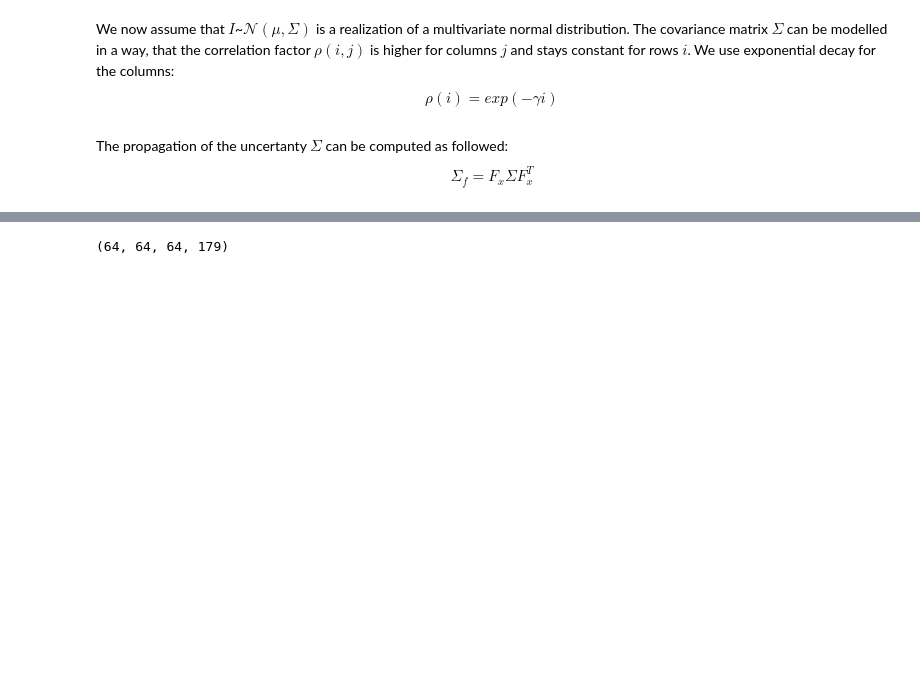
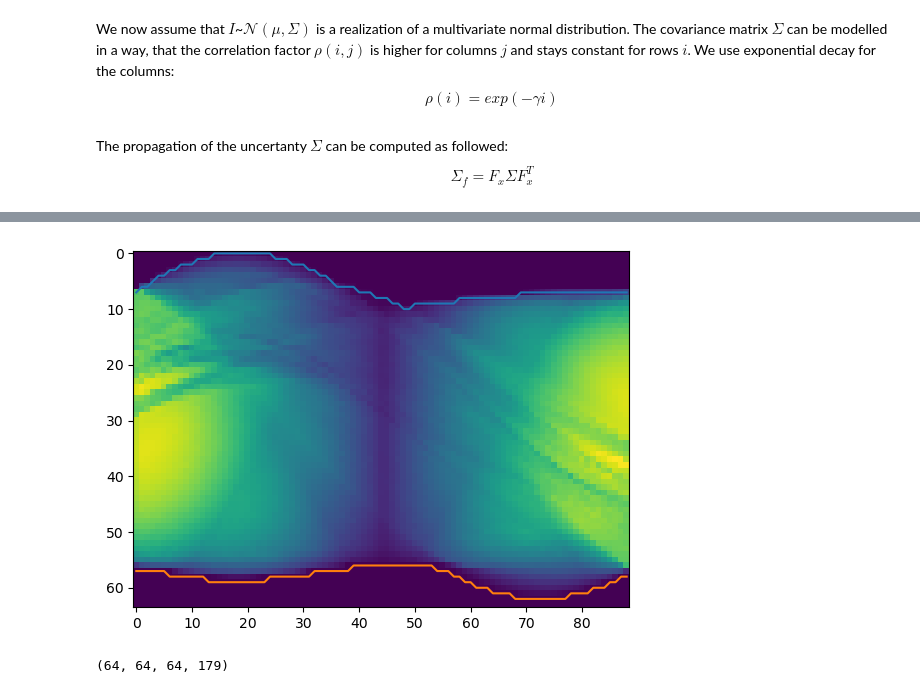
Before and after one commit to leonharv/uncertainty-vis, a Jupyter notebook: Experiments/Error Propagation Radon transform Resolution.ipynb, the cells around one changed output, grey strips where cells are left out. Cells and saved outputs as stored; diff of their text form; code cells hidden in the pictures; blank space fills up the shorter version.

```diff
--- a/Experiments/Error Propagation Radon transform Resolution.ipynb
+++ b/Experiments/Error Propagation Radon transform Resolution.ipynb
@@ -110,2 +115,13 @@ plt.show()
+# %%
+upper_edge = (wepl > 1e-2).argmax(axis=0)
+lower_edge = wepl.shape[0] - np.flip(wepl > 1e-2, 0).argmax(axis=0)
+
+plt.figure()
+plt.imshow(wepl)
+plt.plot(upper_edge)
+plt.plot(lower_edge)
+plt.show()
+# %% [output]
+[figure, added]
 # %%
 # ramp, shepp-logan, cosine, hamming, hann
```
Also changed, not shown: parts of 11 cells of this notebook.
